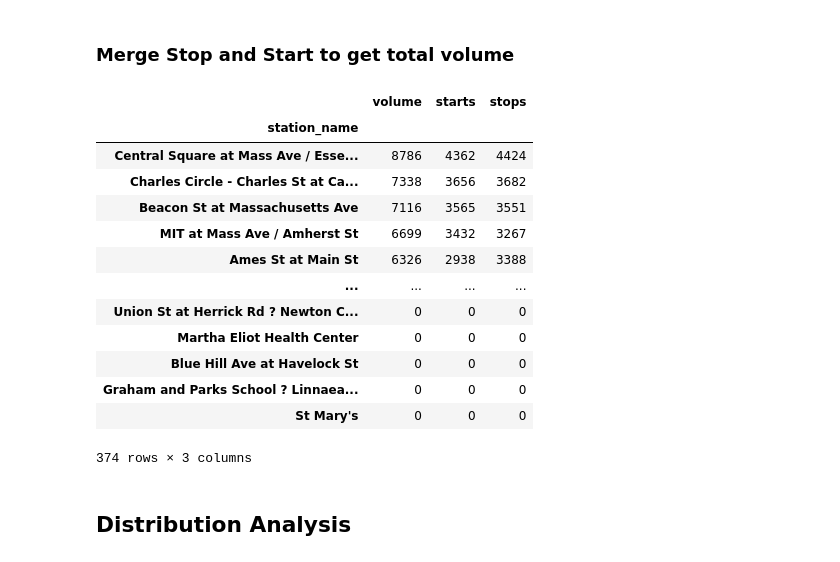
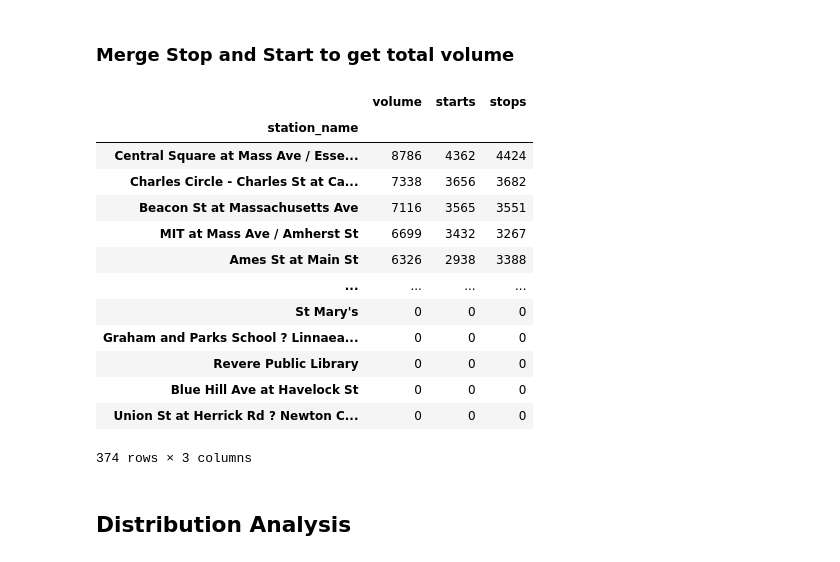
Before and after one commit to alandler/1.041_project, a Jupyter notebook: Bluebikes Analysis.ipynb, the cells around one changed output. Cells and saved outputs as stored; diff of their text form; code cells hidden in the pictures.

```diff
--- a/Bluebikes Analysis.ipynb
+++ b/Bluebikes Analysis.ipynb
@@ -108,40 +108,42 @@ by_stop_df.head()
 ### Merge Stop and Start to get total volume
 # %%
 station_volumes = []
-for station_name in station_names:
+for station_name in start_end_station_names:
     try:starts = by_start_df.loc[station_name][0]
     except: starts = 0
     try: stops = by_stop_df.loc[station_name][0]
     except: stops = 0
     volume = starts+stops
     result = [station_name, volume, starts, stops]
     station_volumes.append(result)
 
 station_volume_df = pd.DataFrame(data=station_volumes, columns = ["station_name", "volume", "starts", "stops"])
 
 #Add unused stations with 0s for all entries
 for name in uncovered_stations:
     station_volume_df.loc[len(station_volume_df)] = [name, 0,0,0]
 
 #Index by name and sort descending
 station_volume_df.set_index("station_name", inplace = True)
 station_volume_df.sort_values(by=["volume"], ascending=False, inplace=True)
 
+station_volume_df.to_csv("CSVs/volume_ranked_stations.csv")
+
 station_volume_df
 # %% [output]
 |  | volume | starts | stops |
 | station_name |  |  |  |
 | Central Square at Mass Ave / Esse... | 8786 | 4362 | 4424 |
 | Charles Circle - Charles St at Ca... | 7338 | 3656 | 3682 |
 | Beacon St at Massachusetts Ave | 7116 | 3565 | 3551 |
 | MIT at Mass Ave / Amherst St | 6699 | 3432 | 3267 |
 | Ames St at Main St | 6326 | 2938 | 3388 |
 | ... | ... | ... | ... |
+| St Mary's | 0 | 0 | 0 |
+| Graham and Parks School ? Linnaea... | 0 | 0 | 0 |
+| Revere Public Library | 0 | 0 | 0 |
+| Blue Hill Ave at Havelock St | 0 | 0 | 0 |
 | Union St at Herrick Rd ? Newton C... | 0 | 0 | 0 |
-| Martha Eliot Health Center | 0 | 0 | 0 |
-| Blue Hill Ave at Havelock St | 0 | 0 | 0 |
-| Graham and Parks School ? Linnaea... | 0 | 0 | 0 |
-| St Mary's | 0 | 0 | 0 |
 374 rows × 3 columns
 # %% [markdown]
 ## Distribution Analysis
```
Also changed, not shown: parts of 10 cells of this notebook, 1 other file.
